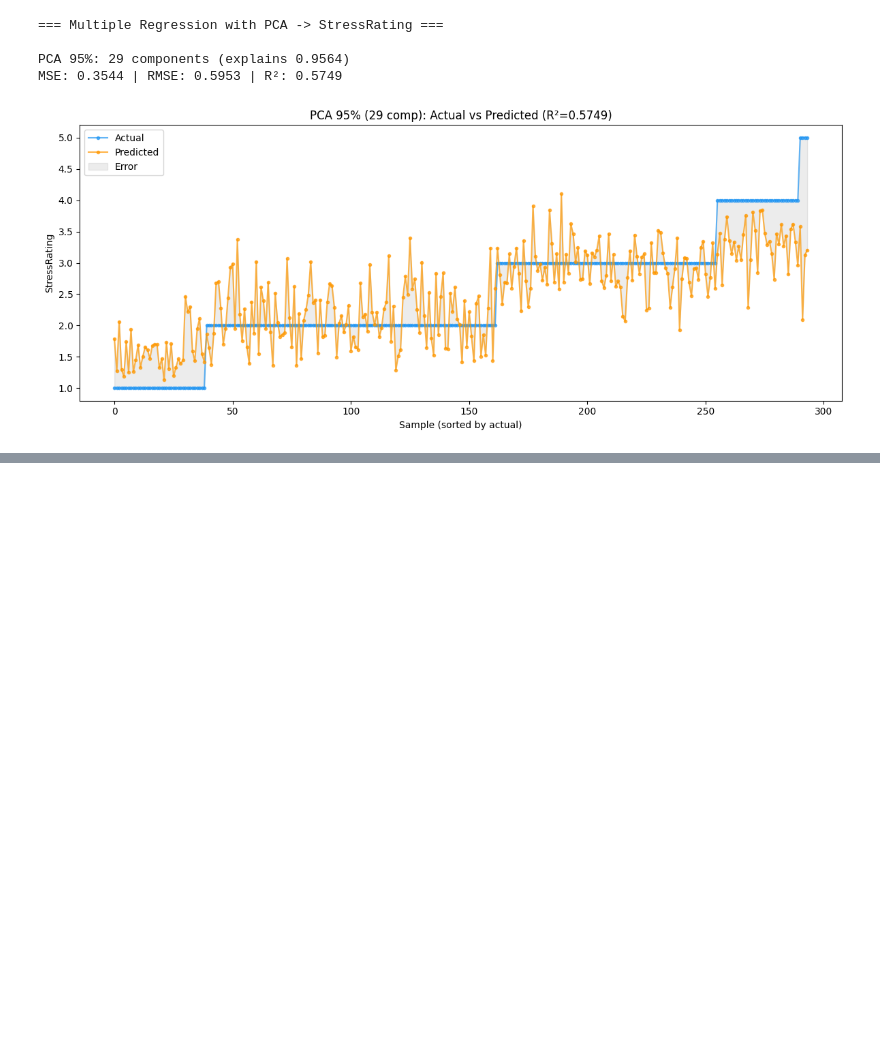
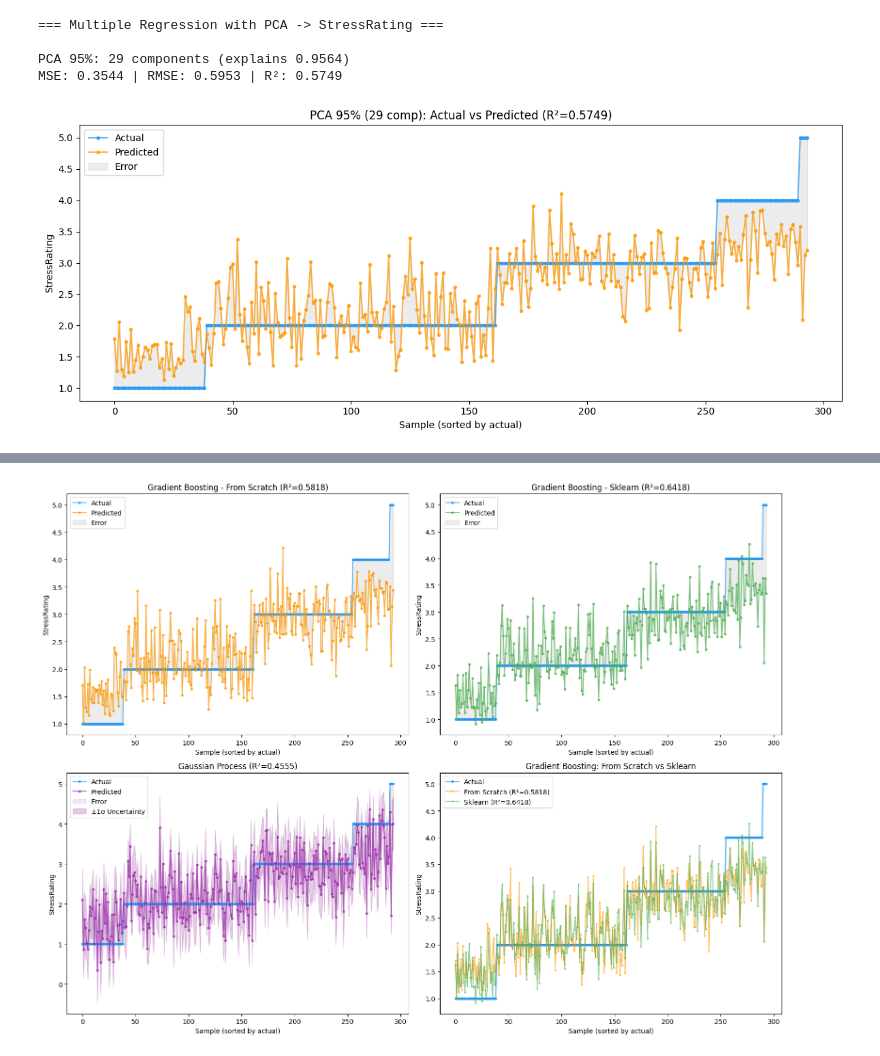
Before and after one commit to jiraphat48026/HR-Machine-Learning-Project, a Jupyter notebook: models/regression.ipynb, the cells around one changed output, grey strips where cells are left out. Cells and saved outputs as stored; diff of their text form; code cells hidden in the pictures; blank space fills up the shorter version.

```diff
--- a/models/regression.ipynb
+++ b/models/regression.ipynb
@@ -283,3 +381,54 @@ plt.show()
+# %%
+# Gradient Boosting and Gaussian Process Plots
+fig, axes = plt.subplots(2, 2, figsize=(16, 12))
+
+sort_idx = y_test.flatten().argsort()
+y_actual_sorted = y_test.flatten()[sort_idx]
+
+# Gradient Boosting - From Scratch (Top Left)
+y_pred_gb_scratch_sorted = y_pred_gb_scratch.flatten()[sort_idx]
+axes[0, 0].plot(range(len(y_actual_sorted)), y_actual_sorted, 'o-', color='#2196F3', markersize=3, alpha=0.7, label='Actual')
+axes[0, 0].plot(range(len(y_pred_gb_scratch_sorted)), y_pred_gb_scratch_sorted, 'o-', color='#FF9800', markersize=3, alpha=0.7, label='Predicted')
+axes[0, 0].fill_between(range(len(y_actual_sorted)), y_actual_sorted, y_pred_gb_scratch_sorted, alpha=0.15, color='gray', label='Error')
+axes[0, 0].set(xlabel="Sample (sorted by actual)", ylabel=target,
+               title=f"Gradient Boosting - From Scratch (R²={r2_gb_scratch:.4f})")
+axes[0, 0].legend()
+
+# Gradient Boosting - Sklearn (Top Right)
+y_pred_gb_lib_sorted = y_pred_gb_lib.flatten()[sort_idx]
+axes[0, 1].plot(range(len(y_actual_sorted)), y_actual_sorted, 'o-', color='#2196F3', markersize=3, alpha=0.7, label='Actual')
+axes[0, 1].plot(range(len(y_pred_gb_lib_sorted)), y_pred_gb_lib_sorted, 'o-', color='#4CAF50', markersize=3, alpha=0.7, label='Predicted')
+axes[0, 1].fill_between(range(len(y_actual_sorted)), y_actual_sorted, y_pred_gb_lib_sorted, alpha=0.15, color='gray', label='Error')
+axes[0, 1].set(xlabel="Sample (sorted by actual)", ylabel=target,
+               title=f"Gradient Boosting - Sklearn (R²={r2_gb_lib:.4f})")
+axes[0, 1].legend()
+
+# Gaussian Process (Bottom Left)
+y_pred_gp_sorted = y_pred_gp.flatten()[sort_idx]
+y_std_gp_sorted = y_std_gp[sort_idx]
+axes[1, 0].plot(range(len(y_actual_sorted)), y_actual_sorted, 'o-', color='#2196F3', markersize=3, alpha=0.7, label='Actual')
+axes[1, 0].plot(range(len(y_pred_gp_sorted)), y_pred_gp_sorted, 'o-', color='#9C27B0', markersize=3, alpha=0.7, label='Predicted')
+axes[1, 0].fill_between(range(len(y_actual_sorted)), y_actual_sorted, y_pred_gp_sorted, alpha=0.15, color='gray', label='Error')
+axes[1, 0].fill_between(range(len(y_actual_sorted)),
+                        y_pred_gp_sorted - y_std_gp_sorted,
+                        y_pred_gp_sorted + y_std_gp_sorted,
+                        alpha=0.2, color='purple', label='±1σ Uncertainty')
+axes[1, 0].set(xlabel="Sample (sorted by actual)", ylabel=target,
+               title=f"Gaussian Process (R²={r2_gp:.4f})")
+axes[1, 0].legend()
+
+# Comparison: GB From Scratch vs Sklearn (Bottom Right)
+axes[1, 1].plot(range(len(y_actual_sorted)), y_actual_sorted, 'o-', color='#2196F3', markersize=3, alpha=0.7, label='Actual', linewidth=2)
+axes[1, 1].plot(range(len(y_pred_gb_scratch_sorted)), y_pred_gb_scratch_sorted, 's-', color='#FF9800', markersize=2, alpha=0.6, label=f'From Scratch (R²={r2_gb_scratch:.4f})')
+axes[1, 1].plot(range(len(y_pred_gb_lib_sorted)), y_pred_gb_lib_sorted, '^-', color='#4CAF50', markersize=2, alpha=0.6, label=f'Sklearn (R²={r2_gb_lib:.4f})')
+axes[1, 1].set(xlabel="Sample (sorted by actual)", ylabel=target,
+               title="Gradient Boosting: From Scratch vs Sklearn")
+axes[1, 1].legend()
+
+plt.tight_layout()
+plt.show()
+# %% [output]
+[figure, added]
 # %%
 # === 3. Polynomial Regression (Degree 2, Top 15 Features) ===
 top_features = corrs.head(15).index.tolist()
```
Also changed, not shown: parts of 15 cells of this notebook, 1 other file.
